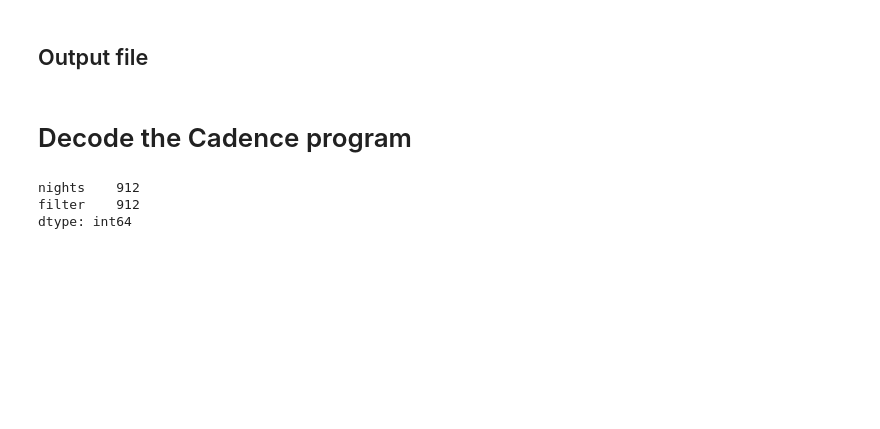
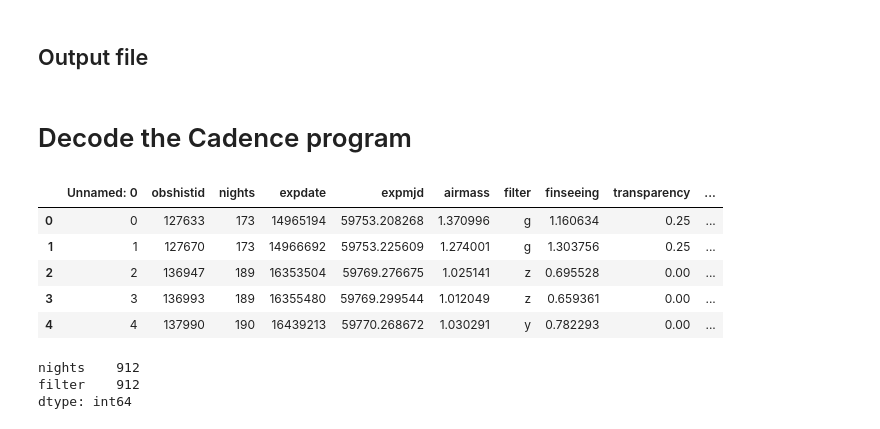
Before and after one commit to LSSTDESC/MiniDataChalgAtmosphere, a Jupyter notebook: GenerateCadenceAtmProgram.ipynb, the cells around one changed output. Saved outputs shown, nothing was run; the diff lists cells and outputs as text; code cells hidden in the pictures; blank space fills up the shorter version.

```diff
--- a/GenerateCadenceAtmProgram.ipynb
+++ b/GenerateCadenceAtmProgram.ipynb
@@ -86,6 +89,15 @@ cadence_atm_program_file='cadence_field1000_atm.csv'
 # Decode the Cadence program
 # %%
 df=pd.read_csv(cadence_file,index_col=False)
+# %%
+df.head()
+# %% [output]
+|  | Unnamed: 0 | obshistid | nights | expdate | expmjd | airmass | filter | finseeing | transparency | ... |
+| 0 | 0 | 127633 | 173 | 14965194 | 59753.208268 | 1.370996 | g | 1.160634 | 0.25 | ... |
+| 1 | 1 | 127670 | 173 | 14966692 | 59753.225609 | 1.274001 | g | 1.303756 | 0.25 | ... |
+| 2 | 2 | 136947 | 189 | 16353504 | 59769.276675 | 1.025141 | z | 0.695528 | 0.00 | ... |
+| 3 | 3 | 136993 | 189 | 16355480 | 59769.299544 | 1.012049 | z | 0.659361 | 0.00 | ... |
+| 4 | 4 | 137990 | 190 | 16439213 | 59770.268672 | 1.030291 | y | 0.782293 | 0.00 | ... |
 # %%
 df1=df[['nights','filter']]
 # %%
```
Also changed, not shown: parts of 9 cells of this notebook.
